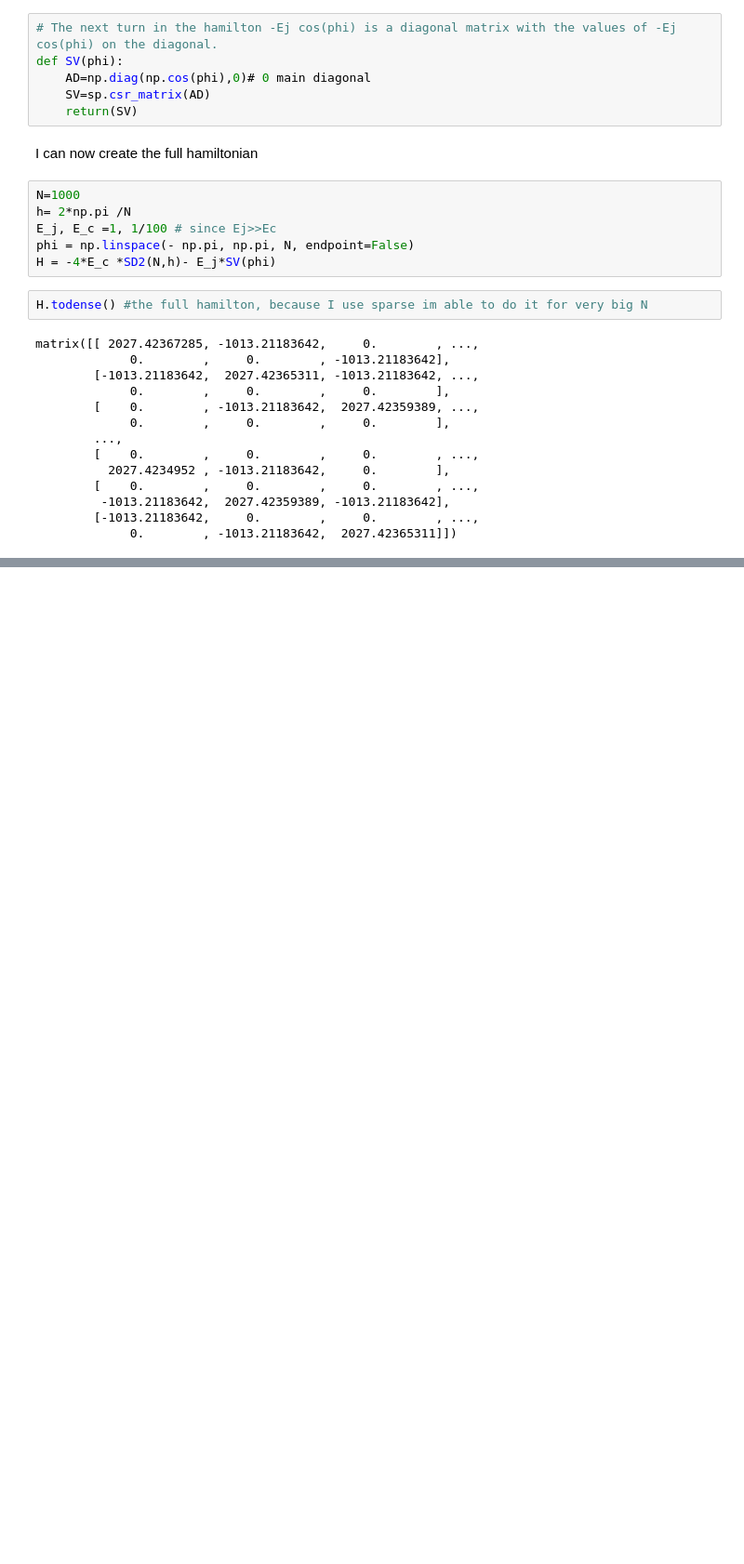
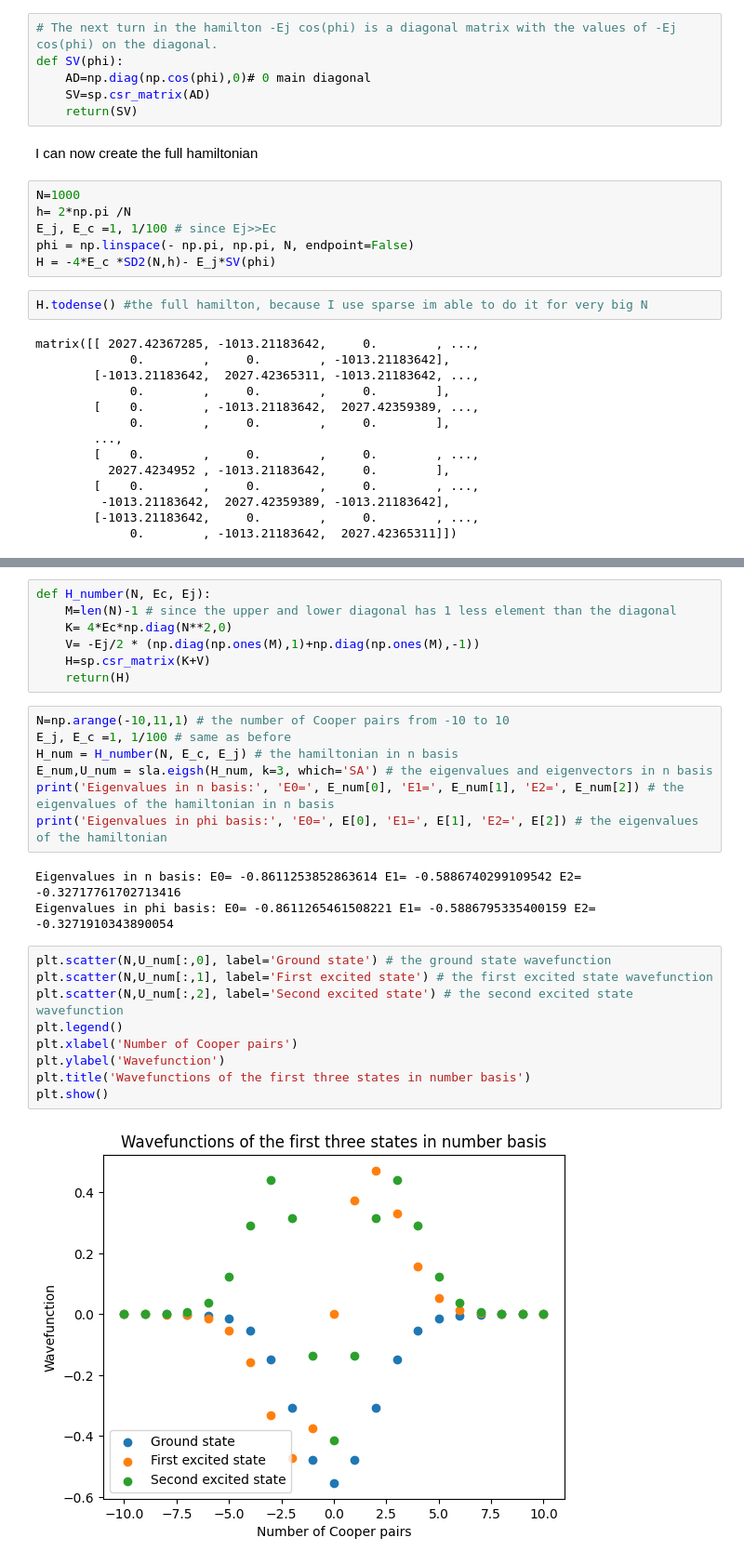
Before and after one commit to AndersWorm/numerical-methods, a Jupyter notebook: project/Part1.ipynb, the cells around one changed output, grey strips where cells are left out. Shown at 93% size. Saved outputs shown, nothing was run; the diff lists cells and outputs as text; blank space fills up the shorter version.

```diff
--- a/project/Part1.ipynb
+++ b/project/Part1.ipynb
@@ -134,0 +137,28 @@ The first three wawefunctions. They shift between being even and odd functions a
+# %%
+def H_number(N, Ec, Ej):
+    M=len(N)-1 # since the upper and lower diagonal has 1 less element than the diagonal
+    K= 4*Ec*np.diag(N**2,0)
+    V= -Ej/2 * (np.diag(np.ones(M),1)+np.diag(np.ones(M),-1))
+    H=sp.csr_matrix(K+V)
+    return(H)
+# %%
+N=np.arange(-10,11,1) # the number of Cooper pairs from -10 to 10
+E_j, E_c =1, 1/100 # same as before
+H_num = H_number(N, E_c, E_j) # the hamiltonian in n basis
+E_num,U_num = sla.eigsh(H_num, k=3, which='SA') # the eigenvalues and eigenvectors in n basis
+print('Eigenvalues in n basis:', 'E0=', E_num[0], 'E1=', E_num[1], 'E2=', E_num[2]) # the eigenvalues of the hamiltonian in n basis
+print('Eigenvalues in phi basis:', 'E0=', E[0], 'E1=', E[1], 'E2=', E[2]) # the eigenvalues of the hamiltonian
+# %% [output]
+Eigenvalues in n basis: E0= -0.8611253852863614 E1= -0.5886740299109542 E2= -0.32717761702713416
+Eigenvalues in phi basis: E0= -0.8611265461508221 E1= -0.5886795335400159 E2= -0.3271910343890054
+# %%
+plt.scatter(N,U_num[:,0], label='Ground state') # the ground state wavefunction
+plt.scatter(N,U_num[:,1], label='First excited state') # the first excited state wavefunction
+plt.scatter(N,U_num[:,2], label='Second excited state') # the second excited state wavefunction
+plt.legend()
+plt.xlabel('Number of Cooper pairs')
+plt.ylabel('Wavefunction')
+plt.title('Wavefunctions of the first three states in number basis')
+plt.show()
+# %% [output]
+[figure, added]
```
Also changed, not shown: parts of 5 cells of this notebook, 2 other files.
